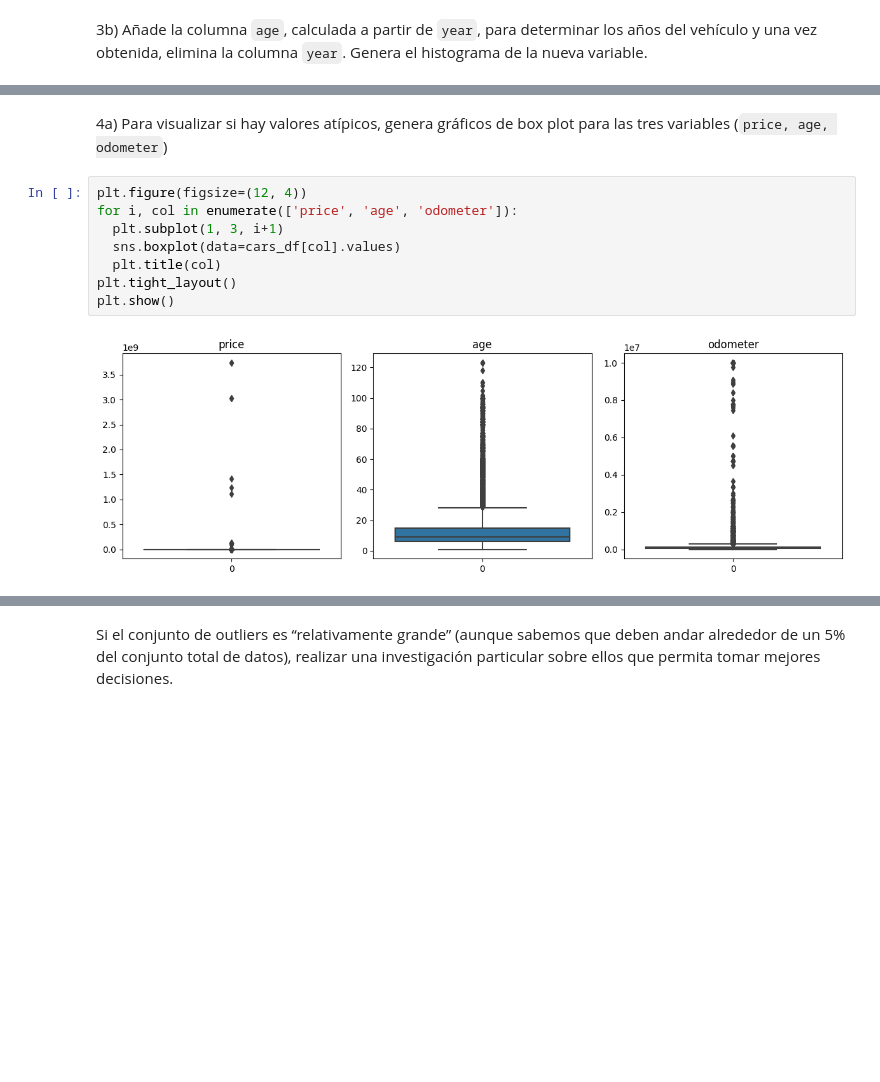
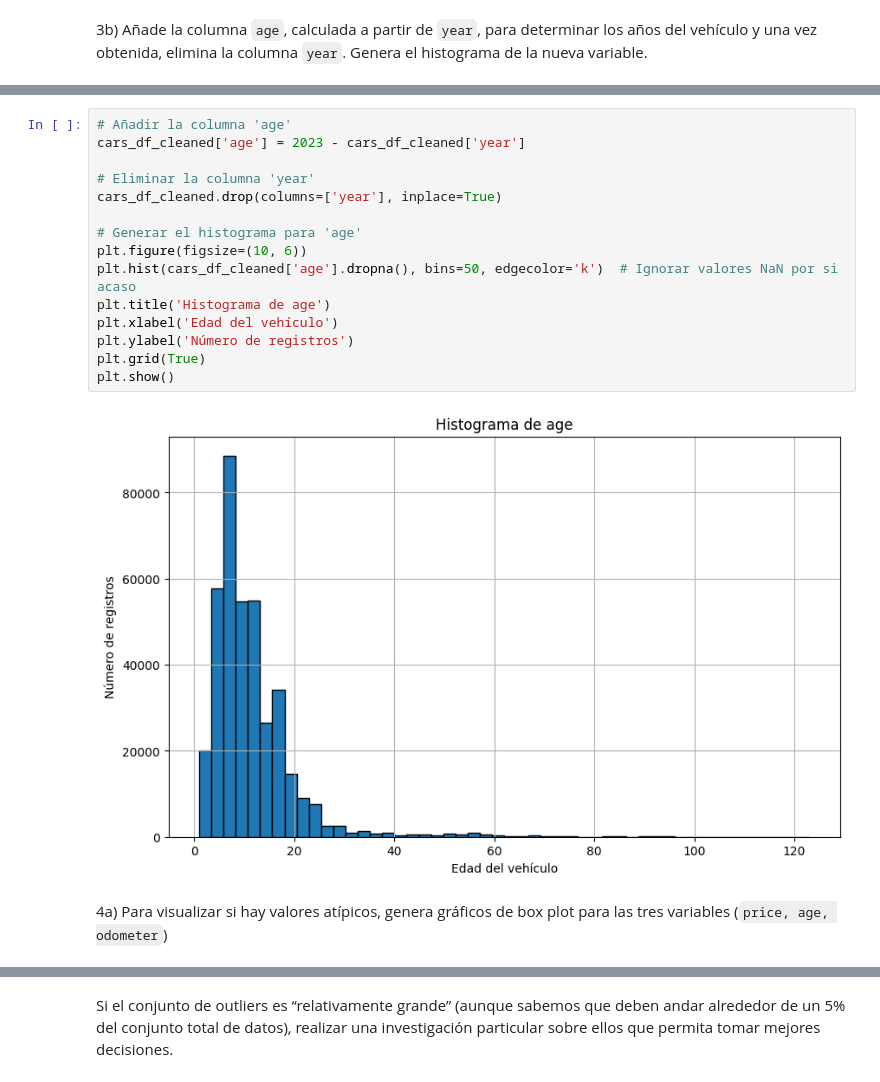
Before and after one commit to juliomestas/Ciencia_y_analitica_de_datos, a Jupyter notebook: Actividad6FE.ipynb, the cells around one changed output, grey strips where cells are left out. Saved outputs shown, nothing was run; the diff lists cells and outputs as text; blank space fills up the shorter version.

```diff
--- a/Actividad6FE.ipynb
+++ b/Actividad6FE.ipynb
@@ -144,12 +232,19 @@ plt.show()
+# %%
+# Añadir la columna 'age'
+cars_df_cleaned['age'] = 2023 - cars_df_cleaned['year']
+
+# Eliminar la columna 'year'
+cars_df_cleaned.drop(columns=['year'], inplace=True)
+
+# Generar el histograma para 'age'
+plt.figure(figsize=(10, 6))
+plt.hist(cars_df_cleaned['age'].dropna(), bins=50, edgecolor='k')  # Ignorar valores NaN por si acaso
+plt.title('Histograma de age')
+plt.xlabel('Edad del vehículo')
+plt.ylabel('Número de registros')
+plt.grid(True)
+plt.show()
+# %% [output]
+[figure, added]
 # %% [markdown]
 4a) Para visualizar si hay valores atípicos, genera gráficos de box plot para las tres variables (`price, age, odometer`)
-# %%
-plt.figure(figsize=(12, 4))
-for i, col in enumerate(['price', 'age', 'odometer']):
-  plt.subplot(1, 3, i+1)
-  sns.boxplot(data=cars_df[col].values)
-  plt.title(col)
-plt.tight_layout()
-plt.show()
-# %% [output]
-[figure, removed]
```
Also changed, not shown: parts of 41 cells of this notebook.
